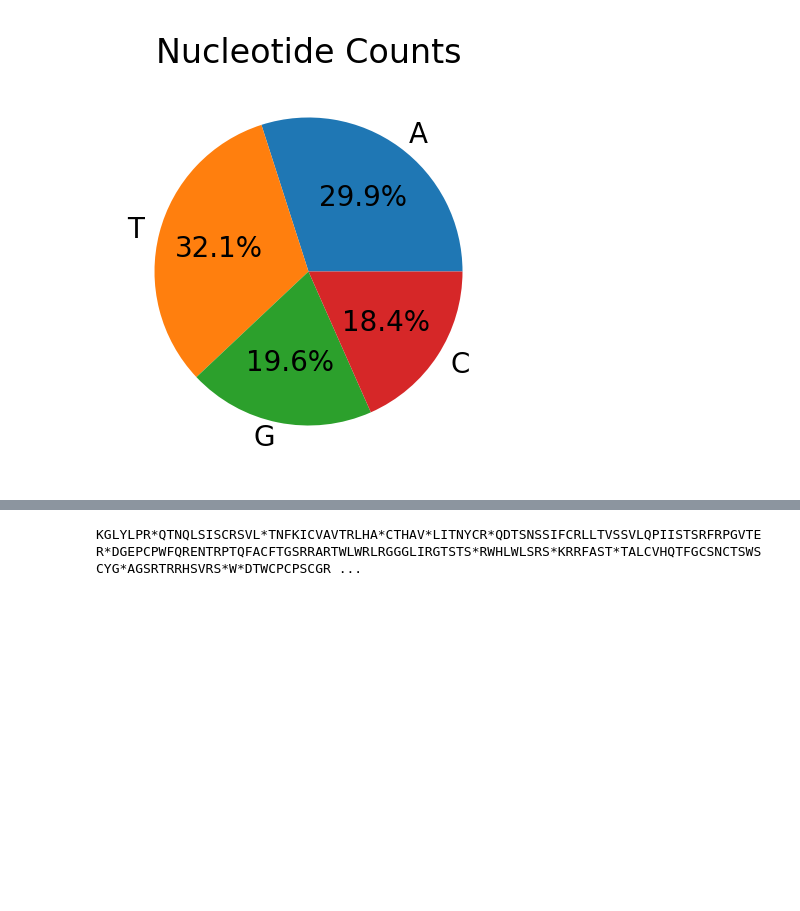
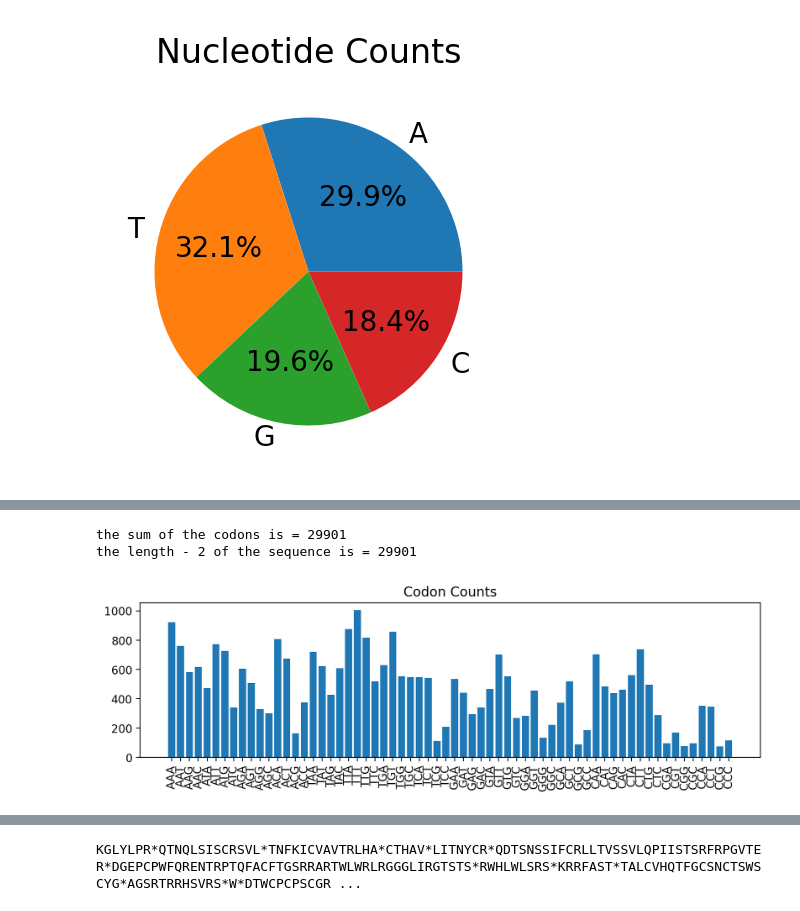
Before and after one commit to nlgrasso/480A5CourseMaterials, a Jupyter notebook: Module2-Bioinformatics/M2A_Getting_and_Annotating_Genomic_Sequences.ipynb, the cells around one changed output, grey strips where cells are left out. Cells and saved outputs as stored; diff of their text form; code cells hidden in the pictures; blank space fills up the shorter version.

Commit message:
Add few more details on basic sequence analyses.

```diff
--- a/Module2-Bioinformatics/M2A_Getting_and_Annotating_Genomic_Sequences.ipynb
+++ b/Module2-Bioinformatics/M2A_Getting_and_Annotating_Genomic_Sequences.ipynb
@@ -228 +274,27 @@ the length - 1 of the sequence is = 29902
+# %%
+# Now let's do the same for codons (i.e., triplets of nucleotides)
+neucleotides = 'ATGC'
+labels = []
+codonDict = {}
+for i in range(4):
+    for j in range(4):
+        for k in range(4):
+            labels.append(neucleotides[i]+neucleotides[j]+neucleotides[k])
+            codonDict[neucleotides[i]+neucleotides[j]+neucleotides[k]] = 0
+for i in range(len(corona_virus.seq)-2):
+    codonDict[corona_virus.seq[i:i+3]] += 1
+
+# Check that the sum is correct
+print(f'the sum of the codons is = {sum([codonDict[i] for i in codonDict])}')
+print(f'the length - 2 of the sequence is = {len(corona_virus.seq)-2}')
+
+plt.figure(figsize=(10, 2.5), dpi=200)
+plt.bar(labels, [codonDict[i] for i in codonDict])
+plt.xticks(rotation=90)
+plt.title('Codon Counts')
+plt.show()
+# %% [output]
+the sum of the codons is = 29901
+the length - 2 of the sequence is = 29901
+[figure, added]
 # %% [markdown]
```
Also changed, not shown: parts of 30 cells of this notebook.
